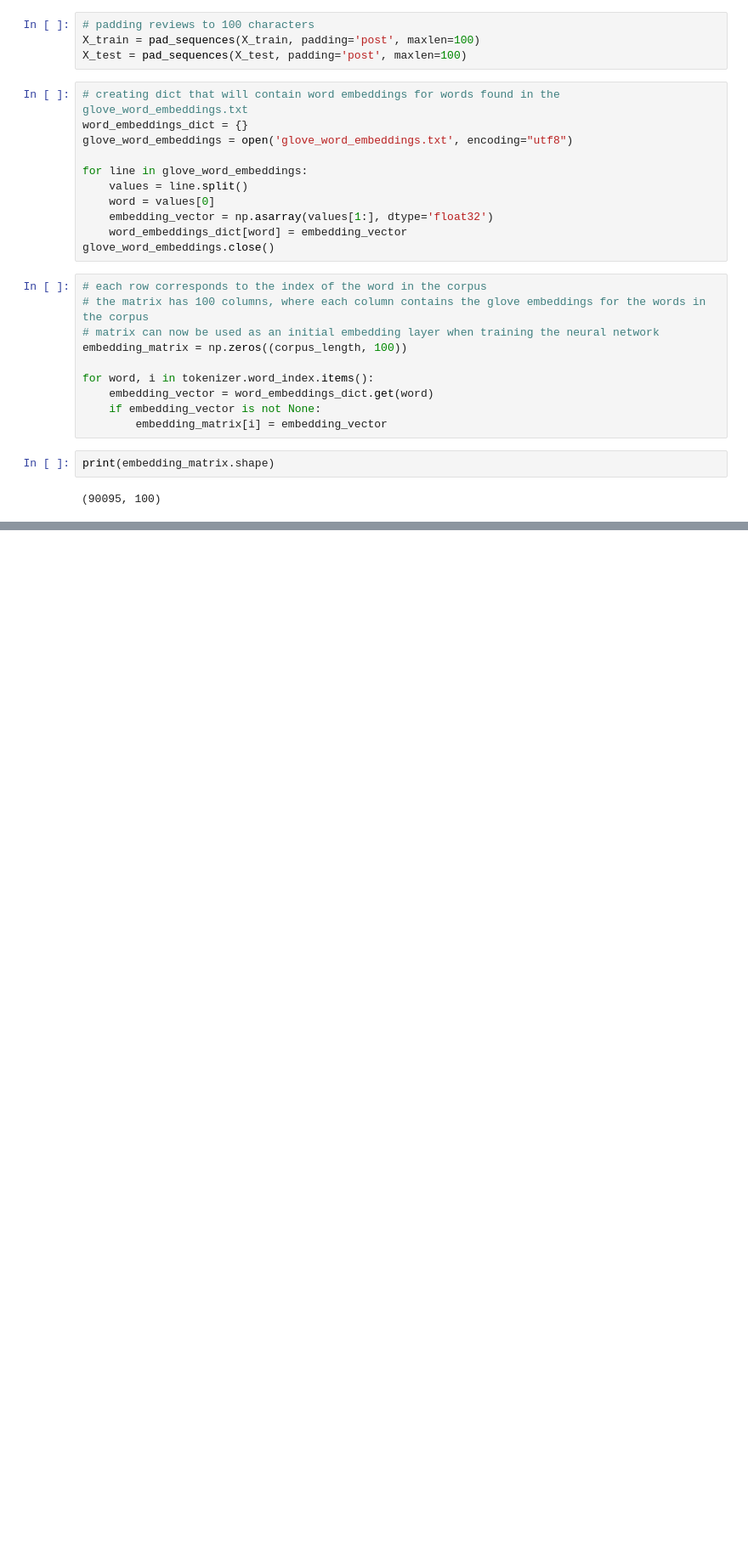
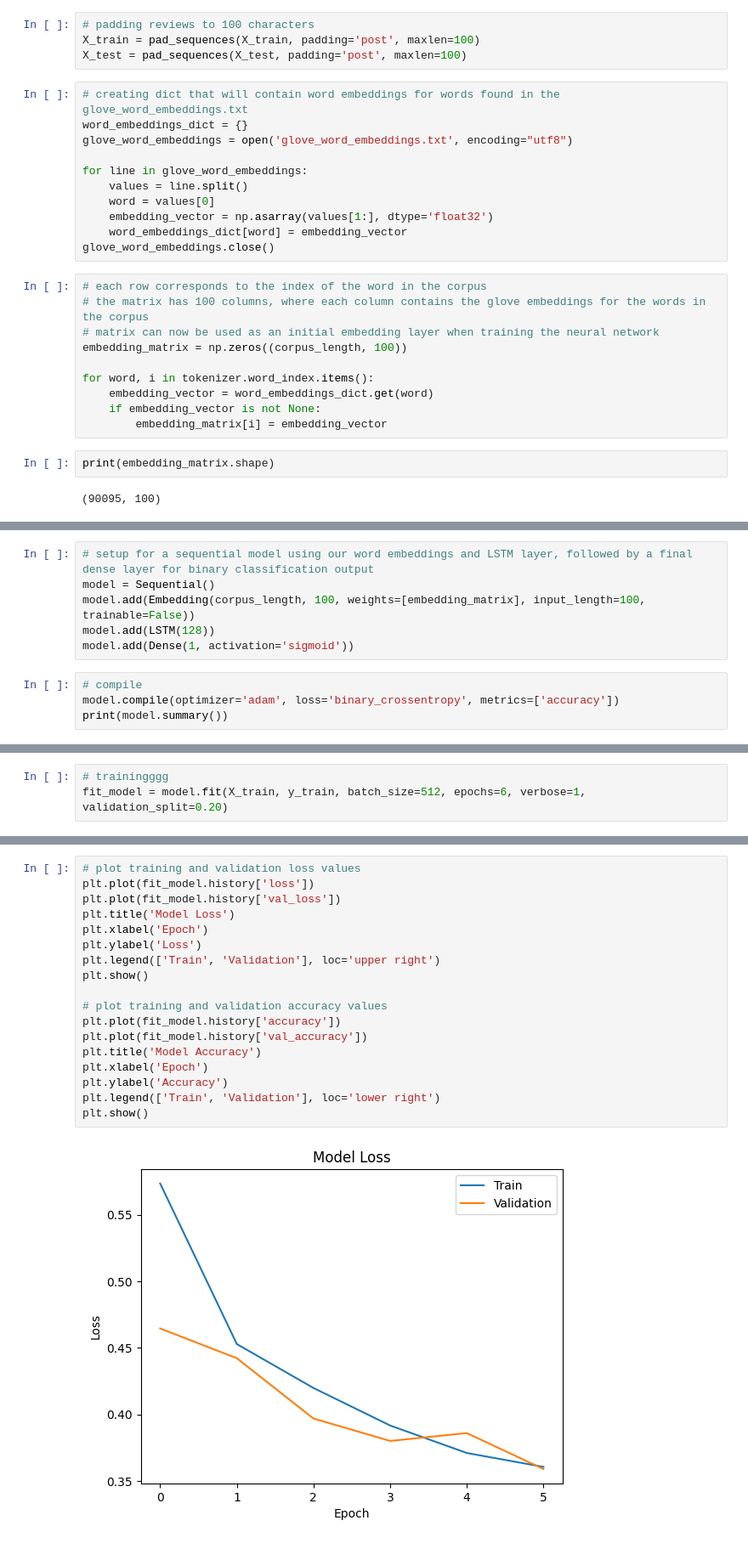
Before and after one commit to jateen67/news, a Jupyter notebook: python/neural_network/model/news.ipynb, the cells around one changed output, grey strips where cells are left out. Shown at 85% size. Saved outputs shown, nothing was run; the diff lists cells and outputs as text; blank space fills up the shorter version.

Commit message:
trained model successfully

```diff
--- a/python/neural_network/model/news.ipynb
+++ b/python/neural_network/model/news.ipynb
@@ -133,0 +137,10 @@ print(embedding_matrix.shape)
+# %%
+# setup for a sequential model using our word embeddings and LSTM layer, followed by a final dense layer for binary classification output
+model = Sequential()
+model.add(Embedding(corpus_length, 100, weights=[embedding_matrix], input_length=100, trainable=False))
+model.add(LSTM(128))
+model.add(Dense(1, activation='sigmoid'))
+# %%
+# compile
+model.compile(optimizer='adam', loss='binary_crossentropy', metrics=['accuracy'])
+print(model.summary())
@@ -133,0 +164,3 @@ print(embedding_matrix.shape)
+# %%
+# trainingggg
+fit_model = model.fit(X_train, y_train, batch_size=512, epochs=6, verbose=1, validation_split=0.20)
@@ -133,0 +186,20 @@ print(embedding_matrix.shape)
+# %%
+# plot training and validation loss values
+plt.plot(fit_model.history['loss'])
+plt.plot(fit_model.history['val_loss'])
+plt.title('Model Loss')
+plt.xlabel('Epoch')
+plt.ylabel('Loss')
+plt.legend(['Train', 'Validation'], loc='upper right')
+plt.show()
+
+# plot training and validation accuracy values
+plt.plot(fit_model.history['accuracy'])
+plt.plot(fit_model.history['val_accuracy'])
+plt.title('Model Accuracy')
+plt.xlabel('Epoch')
+plt.ylabel('Accuracy')
+plt.legend(['Train', 'Validation'], loc='lower right')
+plt.show()
+# %% [output]
+[figure, added]
```
Also changed, not shown: parts of 6 cells of this notebook.
